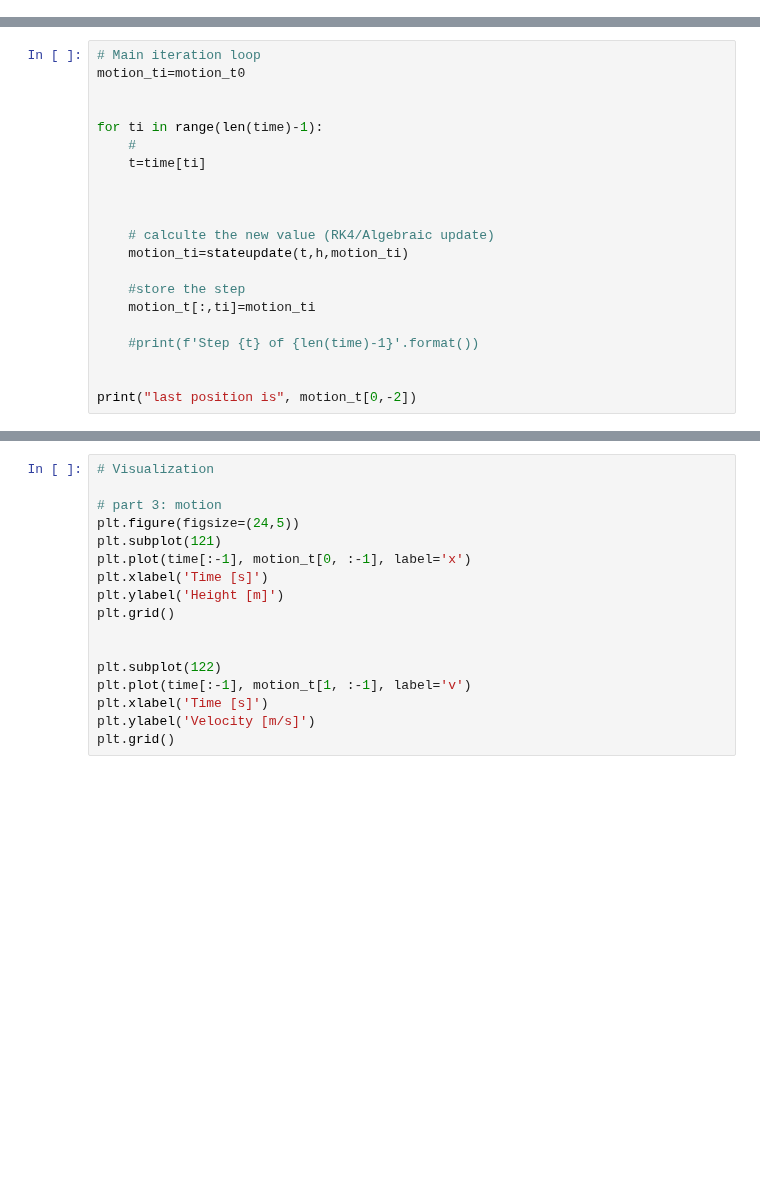
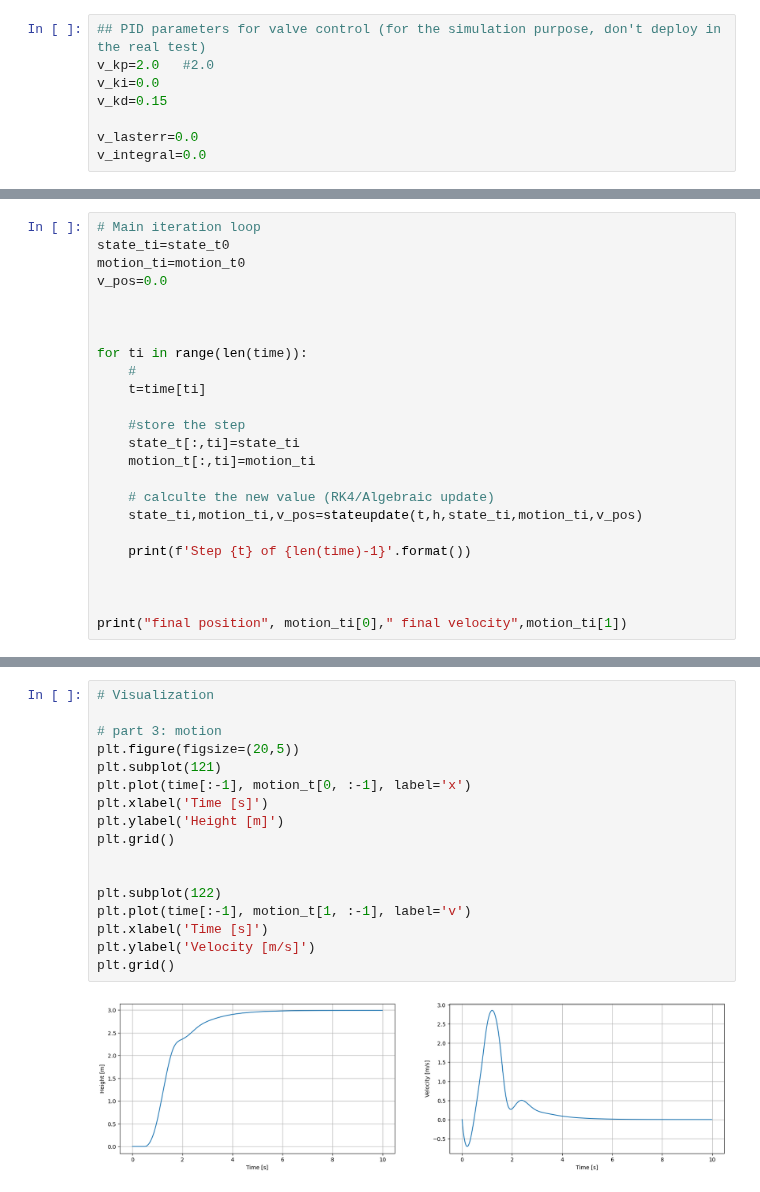
Before and after one commit to Pljwachs/Control-and-Simulation-of-Rocket-Hopper, a Jupyter notebook: src/RK4_validation.ipynb, the cells around one changed output, grey strips where cells are left out. Drawn from its saved outputs; the diff is of its cells as text; blank space fills up the shorter version.

```diff
--- a/src/RK4_validation.ipynb
+++ b/src/RK4_validation.ipynb
@@ -38,3 +154,11 @@ lasterr=0    # for the kd
+# %%
+## PID parameters for valve control (for the simulation purpose, don't deploy in the real test)
+v_kp=2.0   #2.0
+v_ki=0.0
+v_kd=0.15
+
+v_lasterr=0.0
+v_integral=0.0
 # %%
 # Butcher Array
 RK4matrix=np.array([
@@ -90,21 +273,24 @@ def stateupdate(t,h,motion):
 # %%
 # Main iteration loop
+state_ti=state_t0
 motion_ti=motion_t0
+v_pos=0.0
 
 
-for ti in range(len(time)-1):
+
+for ti in range(len(time)):
     #
     t=time[ti]
 
+    #store the step
+    state_t[:,ti]=state_ti
+    motion_t[:,ti]=motion_ti
+
+    # calculte the new value (RK4/Algebraic update)
+    state_ti,motion_ti,v_pos=stateupdate(t,h,state_ti,motion_ti,v_pos)
+
+    print(f'Step {t} of {len(time)-1}'.format())
 
 
-    # calculte the new value (RK4/Algebraic update)
-    motion_ti=stateupdate(t,h,motion_ti)
 
-    #store the step
-    motion_t[:,ti]=motion_ti
-
-    #print(f'Step {t} of {len(time)-1}'.format())
-
-
-print("last position is", motion_t[0,-2])
+print("final position", motion_ti[0]," final velocity",motion_ti[1])
@@ -111,17 +315,19 @@ print("last position is", motion_t[0,-2])
 # %%
 # Visualization
 
 # part 3: motion
-plt.figure(figsize=(24,5))
+plt.figure(figsize=(20,5))
 plt.subplot(121)
 plt.plot(time[:-1], motion_t[0, :-1], label='x')
 plt.xlabel('Time [s]')
 plt.ylabel('Height [m]')
 plt.grid()
 
 
 plt.subplot(122)
 plt.plot(time[:-1], motion_t[1, :-1], label='v')
 plt.xlabel('Time [s]')
 plt.ylabel('Velocity [m/s]')
 plt.grid()
+# %% [output]
+[figure, added]
```
Also changed, not shown: parts of 19 cells of this notebook, 4 other files.
